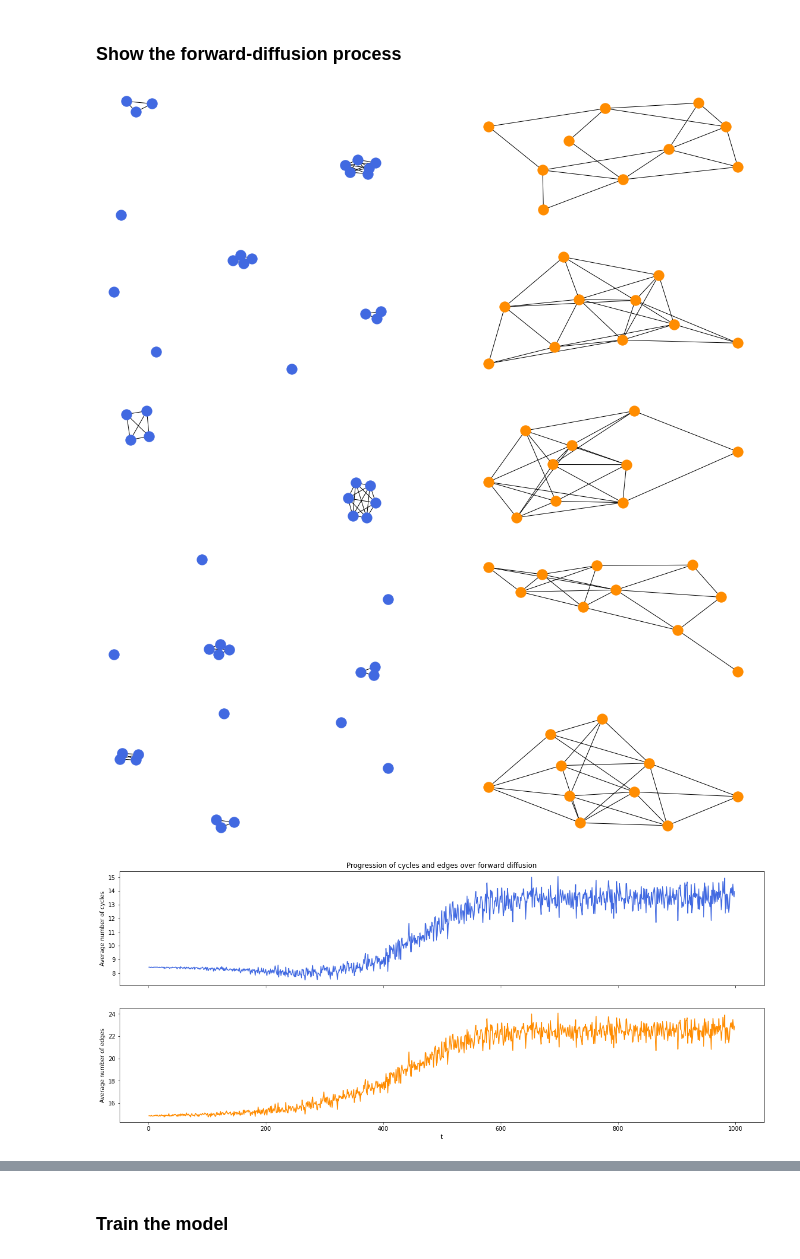
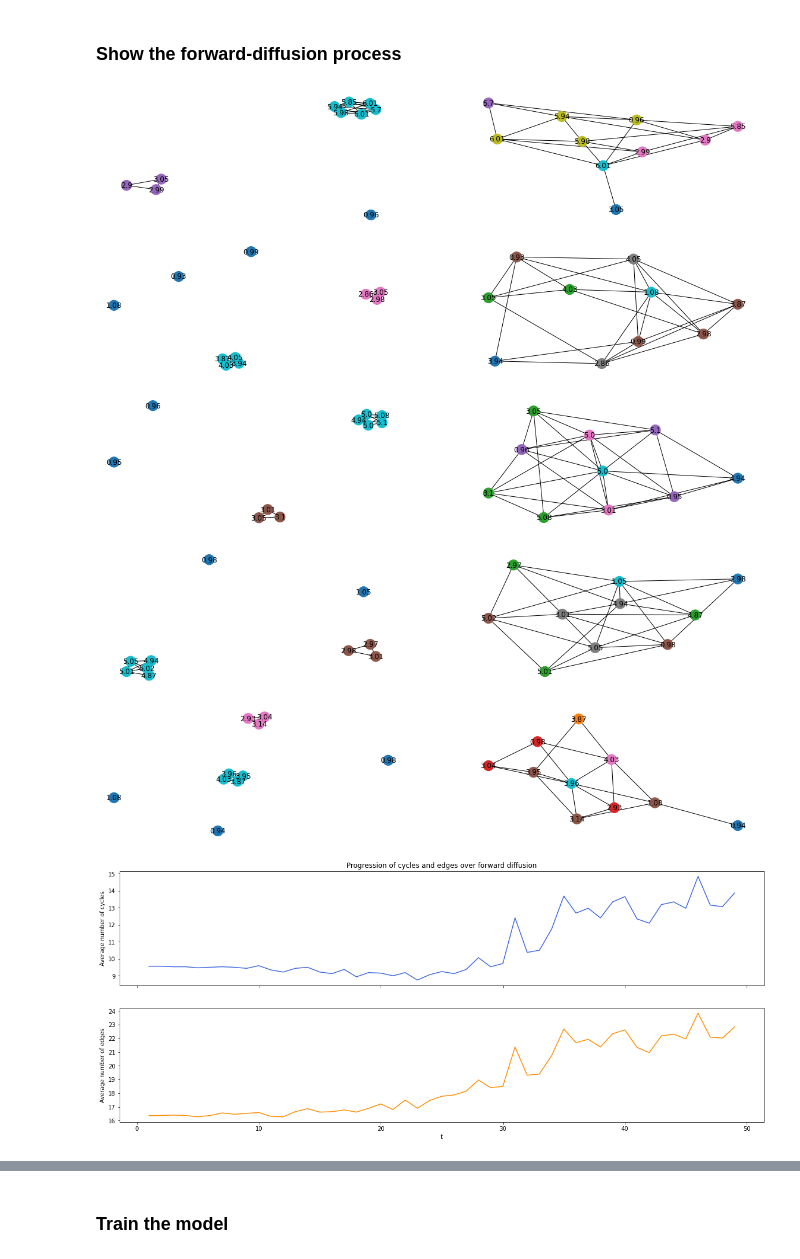
Before and after one commit to Genentech/GraphGUIDE, a Jupyter notebook: notebooks/discrete_diffusion_graph.ipynb, the cells around one changed output, grey strips where cells are left out. Drawn from its saved outputs; the diff is of its cells as text; code cells hidden in the pictures.

```diff
--- a/notebooks/discrete_diffusion_graph.ipynb
+++ b/notebooks/discrete_diffusion_graph.ipynb
@@ -29,7 +29,7 @@ num_nodes, node_dim = 10, 5
 
 dataset = random_graph_dataset.RandomGraphDataset(
     num_nodes, node_dim, num_items=6400,
-    graph_type="diverse_cliques", clique_sizes=[3, 4, 5, 6], noise_level=0
+    graph_type="diverse_cliques", clique_sizes=[3, 4, 5, 6], noise_level=0.2
 )
 data_loader = torch_geometric.loader.DataLoader(
     dataset, batch_size=32, shuffle=False, num_workers=0  # TODO: allow multi-processing
@@ -38,14 +38,14 @@ data_loader = torch_geometric.loader.DataLoader(
 ### Create the model
 # %%
 # Create the diffuser and model
-diffuser = discrete_diffusers.BernoulliDiffuser(100, 10, (1,))  # Make input shape just 1
+diffuser = discrete_diffusers.BernoulliSkipDiffuser(6, 8, (1,))  # Make input shape just 1
 
-t_limit = 1000
+t_limit = 50
 
-model = gnn.GraphLinkPredictor(
+model = gnn.GraphLinkGAT(
     node_dim, t_limit,
-    num_gnn_layers=4,
-    virtual_node=True
+    num_gnn_layers=5,
+    virtual_node=False
 ).to(DEVICE)
 
 os.environ["MODEL_DIR"] = "/gstore/data/resbioai/tsenga5/discrete_graph_diffusion/models/trained_models/misc"
@@ -56,28 +56,36 @@ import model.train_model as train_model  # Import this AFTER setting environment
 # %%
 # Check the NetworkX graphs in a batch directly from the data loader, and
 # after adding noise for a long time
 data = next(iter(data_loader))
 
 graphs_0 = graph_conversions.split_pyg_data_to_nx_graphs(data)
 
 e0, edge_batch_inds = graph_conversions.pyg_data_to_edge_vector(data, return_batch_inds=True)
 t_e = torch.tile(torch.tensor([t_limit], device=DEVICE), (e0.shape[0],))
 et = diffuser.forward(e0[:, None], t_e, return_posterior=False)[:, 0]  # Do the noising on E x 1 tensors
 data.edge_index = graph_conversions.edge_vector_to_pyg_data(data, et)
 
 graphs_t = graph_conversions.split_pyg_data_to_nx_graphs(data)
 
 for i in np.random.choice(len(graphs_0), replace=False, size=min(5, len(graphs_0))):
     fig, ax = plt.subplots(ncols=2, figsize=(20, 4))
-    nx.draw(graphs_0[i], ax=ax[0], node_color="royalblue")
-    nx.draw(graphs_t[i], ax=ax[1], node_color="darkorange")
+    degrees = dict(graphs_0[i].degree())
+    node_degrees = [degrees[n] for n in range(len(graphs_0[i]))]
+    mean_feats = np.mean(graph_conversions.get_nx_node_features(graphs_0[i]), axis=1)
+    labels = {i : round(mean_feats[i], 2) for i in range(len(mean_feats))}
+    nx.draw(graphs_0[i], ax=ax[0], node_color=node_degrees, labels=labels, cmap="tab10")
+    degrees = dict(graphs_t[i].degree())
+    node_degrees = [degrees[n] for n in range(len(graphs_0[i]))]
+    mean_feats = np.mean(graph_conversions.get_nx_node_features(graphs_t[i]), axis=1)
+    labels = {i : round(mean_feats[i], 2) for i in range(len(mean_feats))}
+    nx.draw(graphs_t[i], ax=ax[1], node_color=node_degrees, labels=labels, cmap="tab10")
     plt.show()
 # %% [output]
-[figure, old version]
+[figure, new version]
-[figure, old version]
+[figure, new version]
-[figure, old version]
+[figure, new version]
-[figure, old version]
+[figure, new version]
-[figure, old version]
+[figure, new version]
 # %%
 # Check progression of the number of cycles and edges
 t_vals = np.arange(1, t_limit)
@@ -107,4 +115,4 @@ ax[1].set_xlabel("t")
 ax[0].set_title("Progression of cycles and edges over forward diffusion")
 plt.show()
 # %% [output]
-[figure, old version]
+[figure, new version]
```
Also changed, not shown: parts of 6 cells of this notebook, 7 other files.
